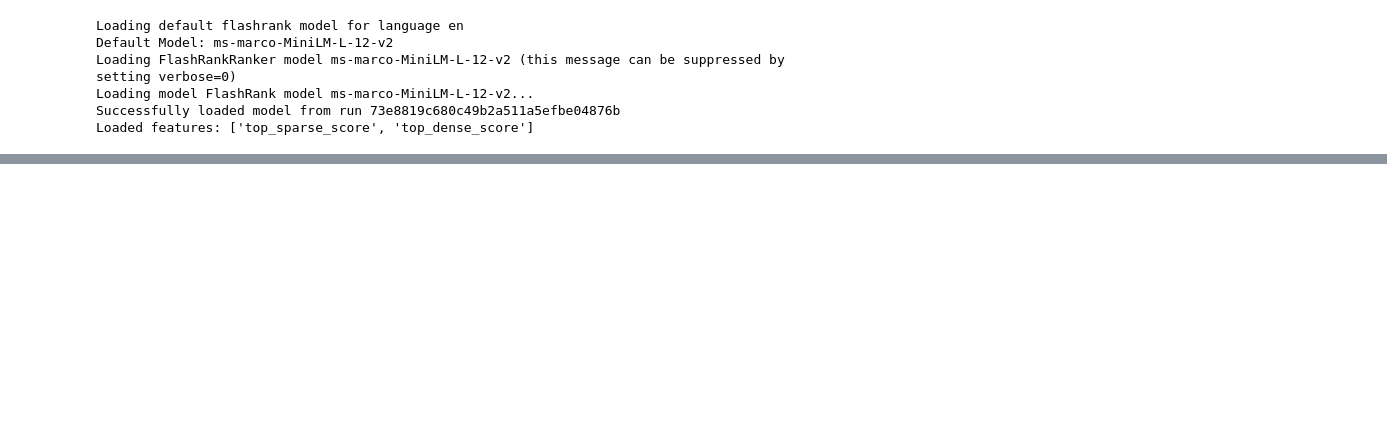
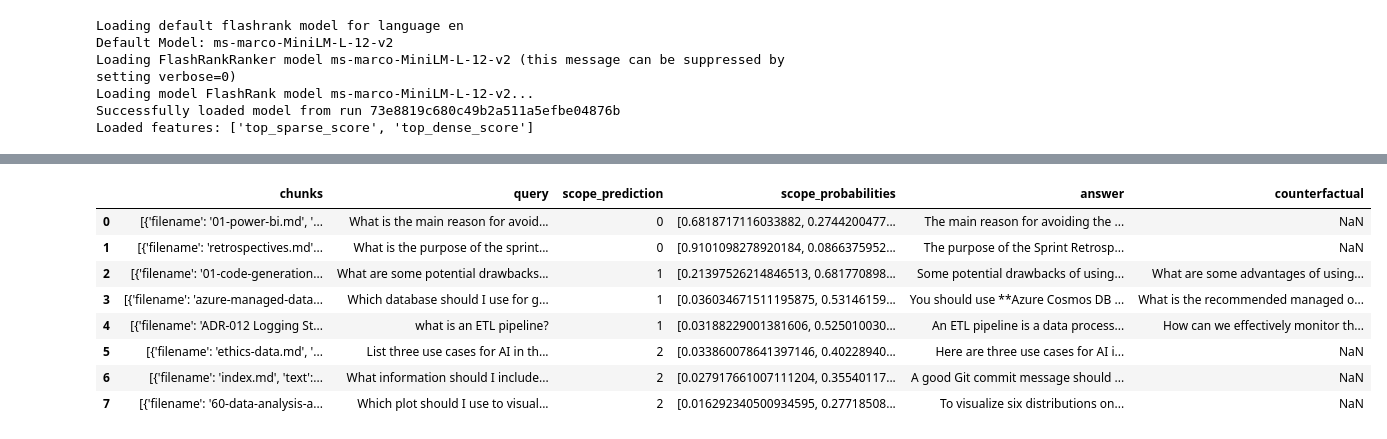
Before and after one commit to sjoerdoffringa/RAG, a Jupyter notebook: debug.ipynb, the cells around one changed output, grey strips where cells are left out. Saved outputs shown, nothing was run; the diff lists cells and outputs as text; code cells hidden in the pictures; blank space fills up the shorter version.

```diff
--- a/debug.ipynb
+++ b/debug.ipynb
@@ -45,0 +40,13 @@ INFO:httpx:HTTP Request: POST https://api.openai.com/v1/chat/completions "HTTP/1
+# %%
+queries = [
+    'What is the main reason for avoiding the implementation of complex business logic within Power BI?',
+    'What is the purpose of the sprint retrospective in the Scrum process?',
+    'What are some potential drawbacks of using Lombok in Java development?',
+    'Which database should I use for graphs?',
+    'what is an ETL pipeline?',
+    'List three use cases for AI in the financial sector.',
+    'What information should I include in a git commit message?',
+    'Which plot should I use to visualize six distributions on the same scale?'
+]
+# %%
+responses = [rag.query(query) for query in queries]
@@ -45,0 +71,16 @@ INFO:httpx:HTTP Request: POST https://api.openai.com/v1/chat/completions "HTTP/1
+# %%
+# create a dataframe from responses
+import pandas as pd
+df = pd.DataFrame(responses)
+# %%
+df
+# %% [output]
+|  | chunks | query | scope_prediction | scope_probabilities | answer | counterfactual |
+| 0 | [{'filename': '01-power-bi.md', '... | What is the main reason for avoid... | 0 | [0.6818717116033882, 0.2744200477... | The main reason for avoiding the ... | NaN |
+| 1 | [{'filename': 'retrospectives.md'... | What is the purpose of the sprint... | 0 | [0.9101098278920184, 0.0866375952... | The purpose of the Sprint Retrosp... | NaN |
+| 2 | [{'filename': '01-code-generation... | What are some potential drawbacks... | 1 | [0.21397526214846513, 0.681770898... | Some potential drawbacks of using... | What are some advantages of using... |
+| 3 | [{'filename': 'azure-managed-data... | Which database should I use for g... | 1 | [0.036034671511195875, 0.53146159... | You should use **Azure Cosmos DB ... | What is the recommended managed o... |
+| 4 | [{'filename': 'ADR-012 Logging St... | what is an ETL pipeline? | 1 | [0.03188229001381606, 0.525010030... | An ETL pipeline is a data process... | How can we effectively monitor th... |
+| 5 | [{'filename': 'ethics-data.md', '... | List three use cases for AI in th... | 2 | [0.033860078641397146, 0.40228940... | Here are three use cases for AI i... | NaN |
+| 6 | [{'filename': 'index.md', 'text':... | What information should I include... | 2 | [0.027917661007111204, 0.35540117... | A good Git commit message should ... | NaN |
+| 7 | [{'filename': '60-data-analysis-a... | Which plot should I use to visual... | 2 | [0.016292340500934595, 0.27718508... | To visualize six distributions on... | NaN |
```
Also changed, not shown: parts of 8 cells of this notebook, 11 other files.
